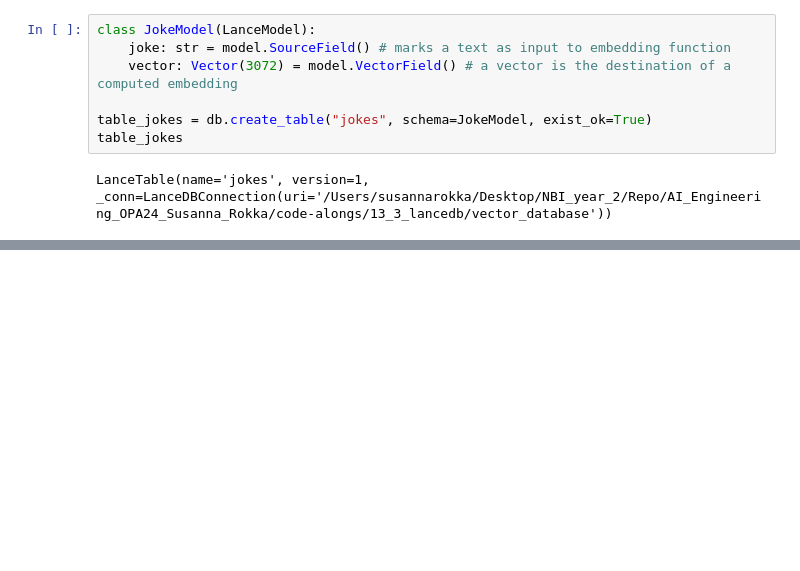
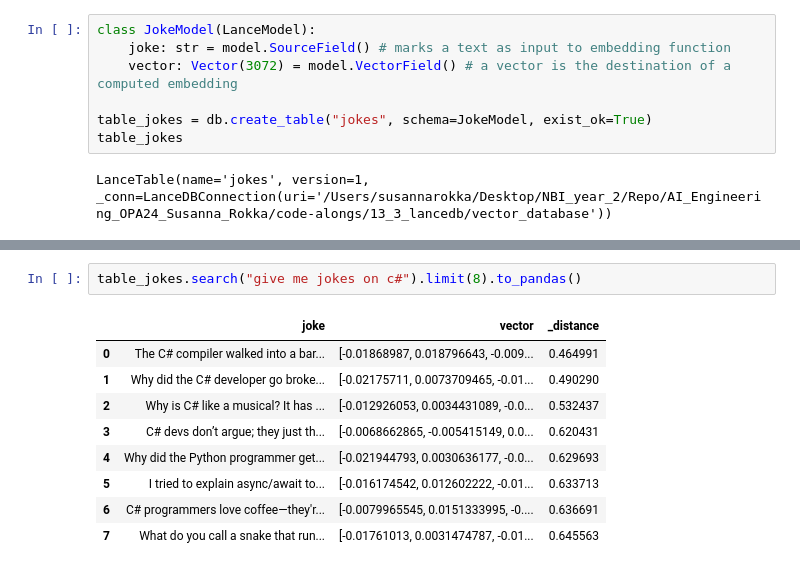
Before and after one commit to SusannaR11/AI_Engineering_OPA24_Susanna_Rokka, a Jupyter notebook: code-alongs/13_3_lancedb/lancedb_basics.ipynb, the cells around one changed output, grey strips where cells are left out. Drawn from its saved outputs; the diff is of its cells as text; blank space fills up the shorter version.

```diff
--- a/code-alongs/13_3_lancedb/lancedb_basics.ipynb
+++ b/code-alongs/13_3_lancedb/lancedb_basics.ipynb
@@ -193,0 +291,12 @@ LanceTable(name='jokes', version=1, _conn=LanceDBConnection(uri='/Users/susannar
+# %%
+table_jokes.search("give me jokes on c#").limit(8).to_pandas()
+# %% [output]
+|  | joke | vector | _distance |
+| 0 | The C# compiler walked into a bar... | [-0.01868987, 0.018796643, -0.009... | 0.464991 |
+| 1 | Why did the C# developer go broke... | [-0.02175711, 0.0073709465, -0.01... | 0.490290 |
+| 2 | Why is C# like a musical? It has ... | [-0.012926053, 0.0034431089, -0.0... | 0.532437 |
+| 3 | C# devs don’t argue; they just th... | [-0.0068662865, -0.005415149, 0.0... | 0.620431 |
+| 4 | Why did the Python programmer get... | [-0.021944793, 0.0030636177, -0.0... | 0.629693 |
+| 5 | I tried to explain async/await to... | [-0.016174542, 0.012602222, -0.01... | 0.633713 |
+| 6 | C# programmers love coffee—they'r... | [-0.0079965545, 0.0151333995, -0.... | 0.636691 |
+| 7 | What do you call a snake that run... | [-0.01761013, 0.0031474787, -0.01... | 0.645563 |
```
Also changed, not shown: parts of 17 cells of this notebook.
